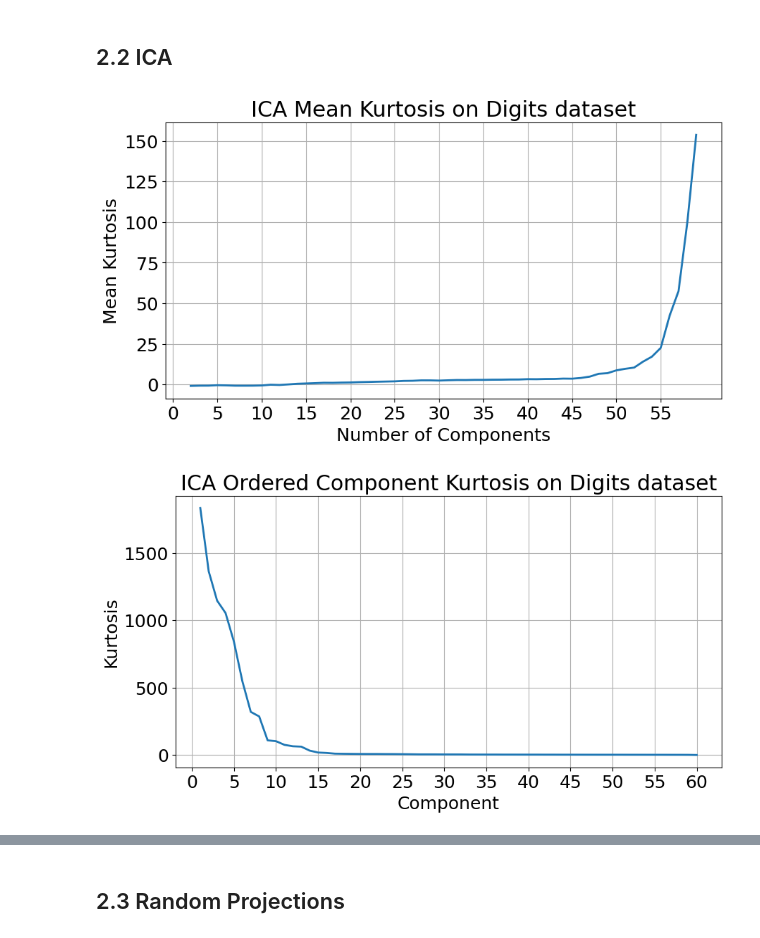
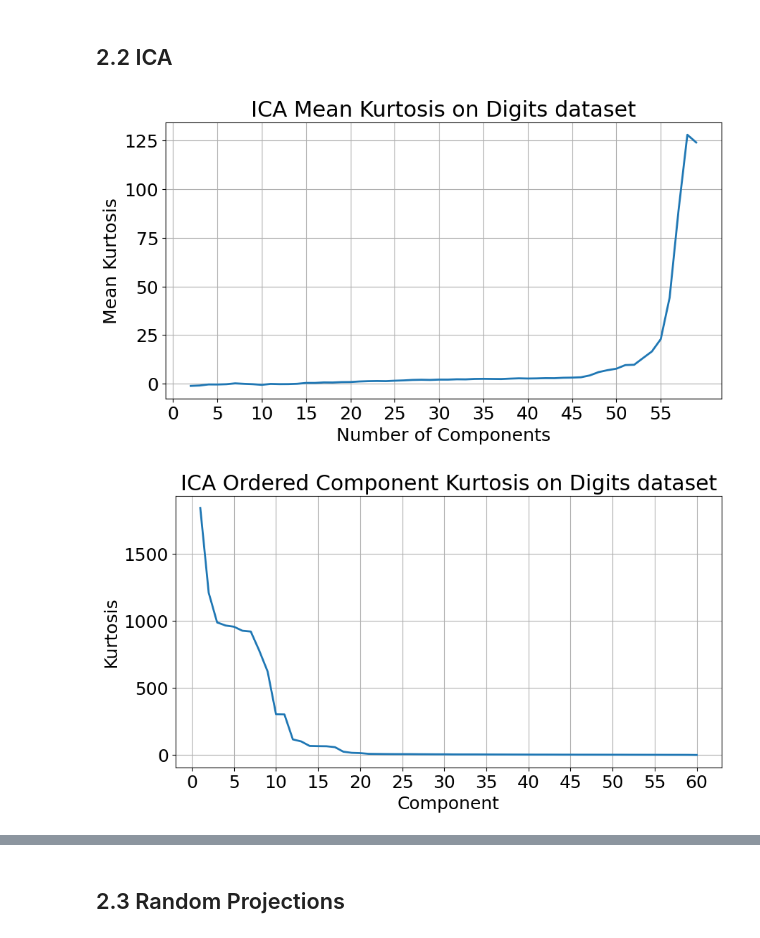
Before and after one commit to RomainFrog/CS7641-A3, a Jupyter notebook: digits_clustering.ipynb, the cells around one changed output, grey strips where cells are left out. Saved outputs shown, nothing was run; the diff lists cells and outputs as text; code cells hidden in the pictures.

```diff
--- a/digits_clustering.ipynb
+++ b/digits_clustering.ipynb
@@ -282,0 +290,14 @@ plot_pca_cumulative_explained_variance_ratio(X_train, pca)
+# %%
+pca = PCA(n_components=13, random_state=RANDOM_SEED)
+X_pca = pca.fit_transform(X)
+
+from sklearn.manifold import TSNE
+tsne = TSNE(n_components=2, random_state=RANDOM_SEED)
+X_embedded = tsne.fit_transform(X_pca)
+
+plt.figure(figsize=(10, 5))
+# set font size
+plt.rc('font', size=16)
+plt.scatter(X_embedded[:, 0], X_embedded[:, 1])
+# add a legend corresponding to the cluster
+plt.colorbar()
@@ -297,12 +358,12 @@ for n in tqdm(n_components):
 # %%
 from util.utils import plot_ica_mean_kurtosis
 
-plot_ica_mean_kurtosis(X_train, n_min=2, n_max=60)
+plot_ica_mean_kurtosis(X, n_min=2, n_max=60)
 # %% [output]
-[figure, old version]
+[figure, new version]
 # %%
 from util.utils import plot_ordered_ica_kurtosis
 large_ica = FastICA(n_components=60, random_state=RANDOM_SEED, max_iter=1000, tol=0.01)
-plot_ordered_ica_kurtosis(X_train, large_ica)
+plot_ordered_ica_kurtosis(X, large_ica)
 # %% [output]
-[figure, old version]
+[figure, new version]
```
Also changed, not shown: parts of 12 cells of this notebook, 6 other files.
